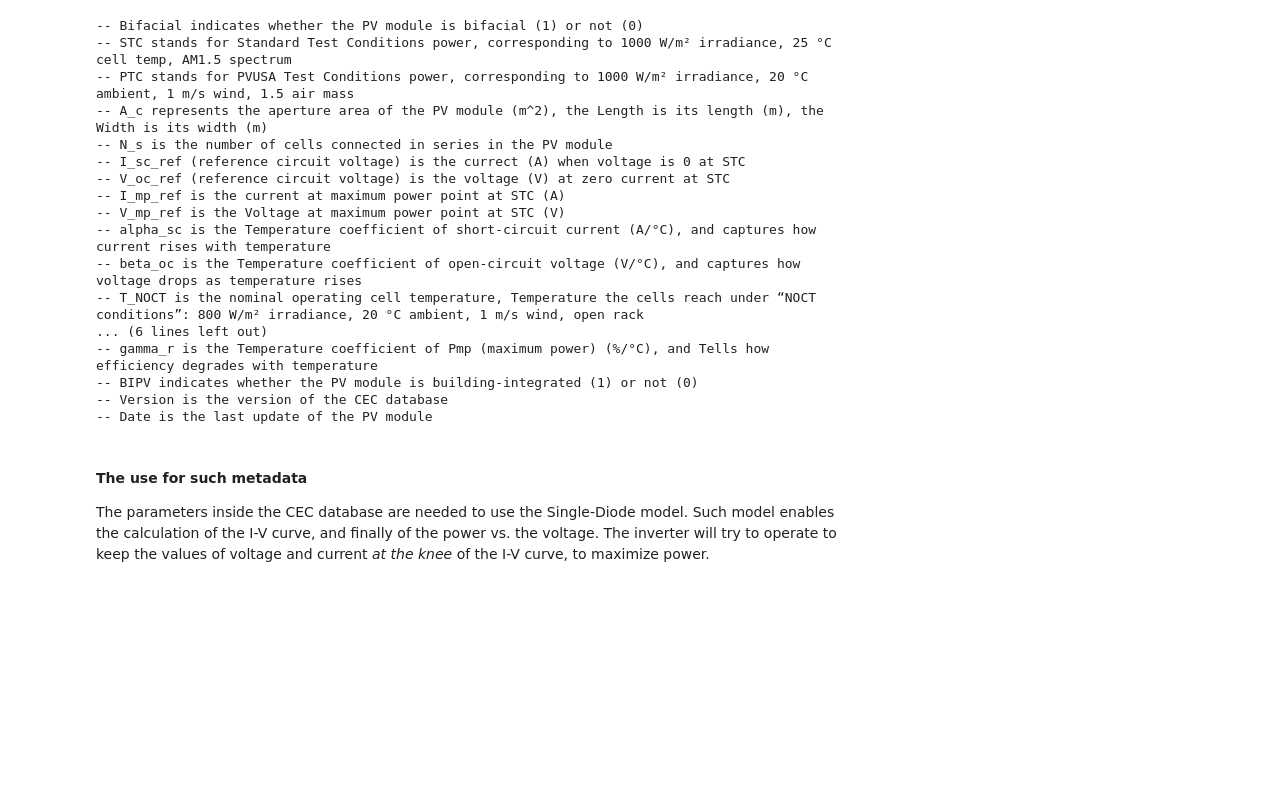
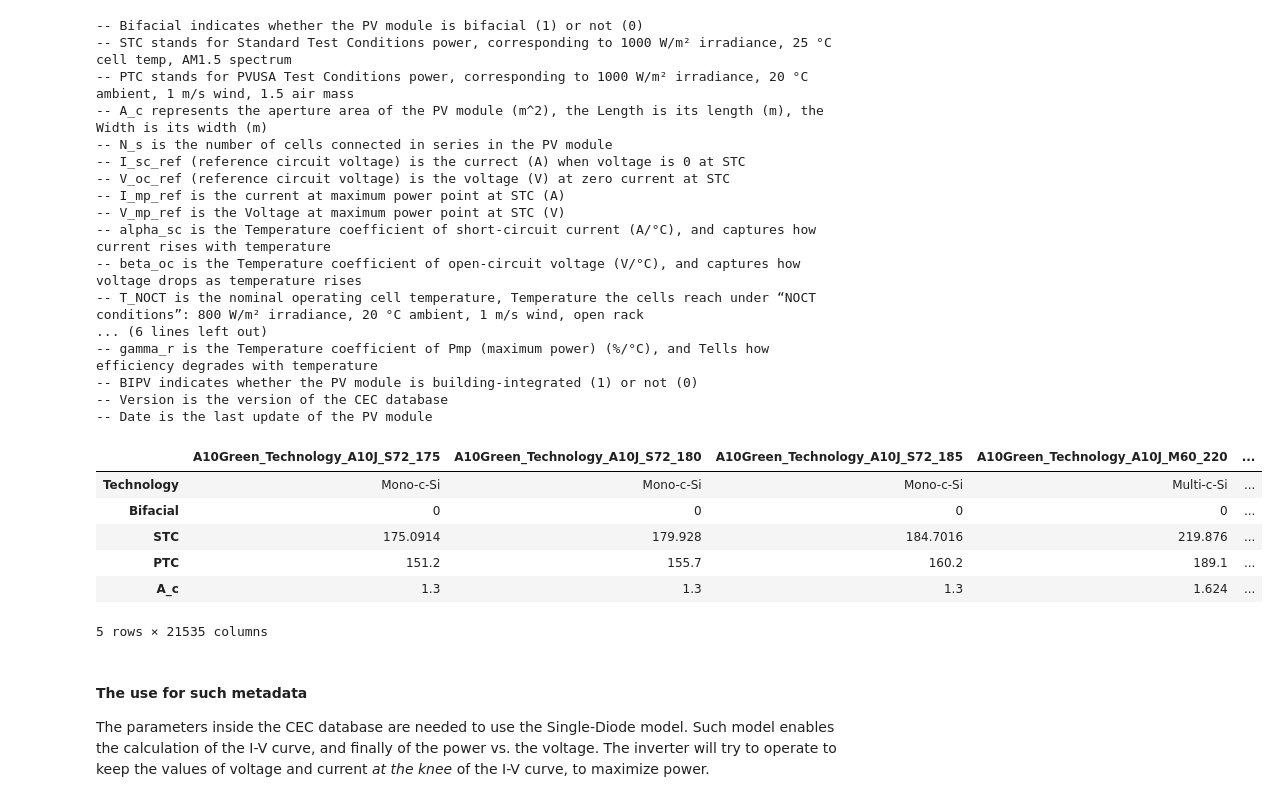
Before and after one commit to federico-debe/notes-on-pvlib, a Jupyter notebook: 00_pvlib_exploration.ipynb, the cells around one changed output. Cells and saved outputs as stored; diff of their text form; code cells hidden in the pictures; blank space fills up the shorter version.

```diff
--- a/00_pvlib_exploration.ipynb
+++ b/00_pvlib_exploration.ipynb
@@ -98,6 +98,16 @@ print('-- Date is the last update of the PV module')
 -- BIPV indicates whether the PV module is building-integrated (1) or not (0)
 -- Version is the version of the CEC database
 -- Date is the last update of the PV module
+# %%
+cecm.head()
+# %% [output]
+|  | A10Green_Technology_A10J_S72_175 | A10Green_Technology_A10J_S72_180 | A10Green_Technology_A10J_S72_185 | A10Green_Technology_A10J_M60_220 | ... |
+| Technology | Mono-c-Si | Mono-c-Si | Mono-c-Si | Multi-c-Si | ... |
+| Bifacial | 0 | 0 | 0 | 0 | ... |
+| STC | 175.0914 | 179.928 | 184.7016 | 219.876 | ... |
+| PTC | 151.2 | 155.7 | 160.2 | 189.1 | ... |
+| A_c | 1.3 | 1.3 | 1.3 | 1.624 | ... |
+5 rows × 21535 columns
 # %% [markdown]
 #### The use for such metadata
 
```
Also changed, not shown: 5 other files.
